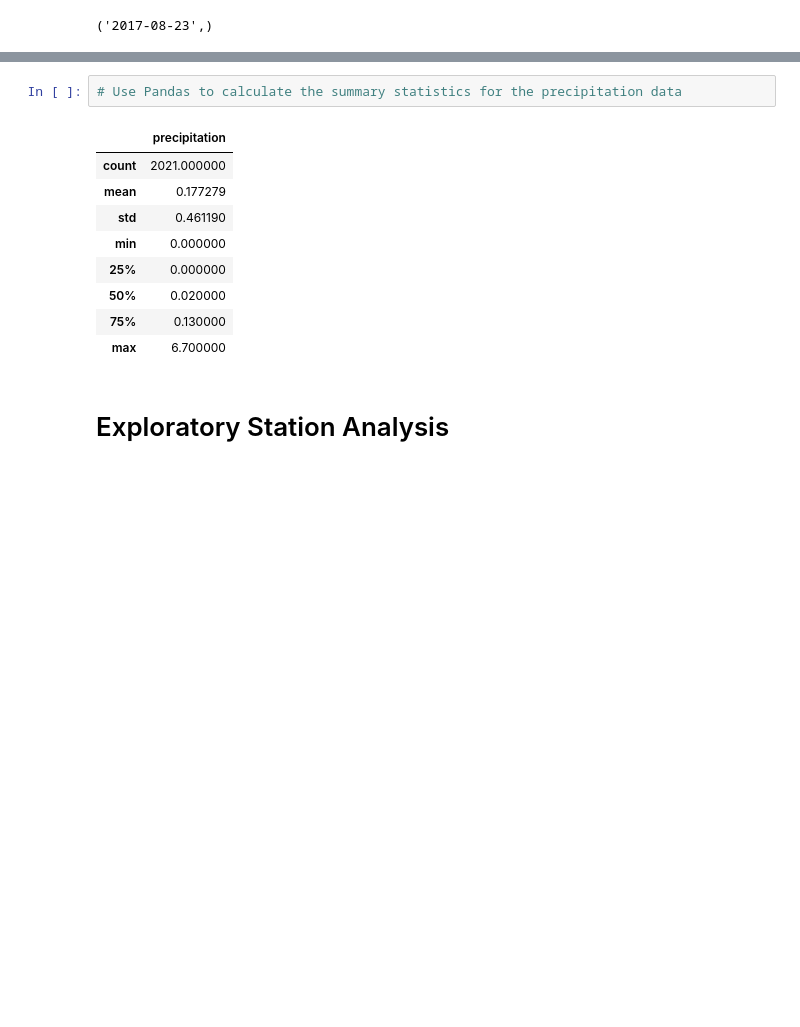
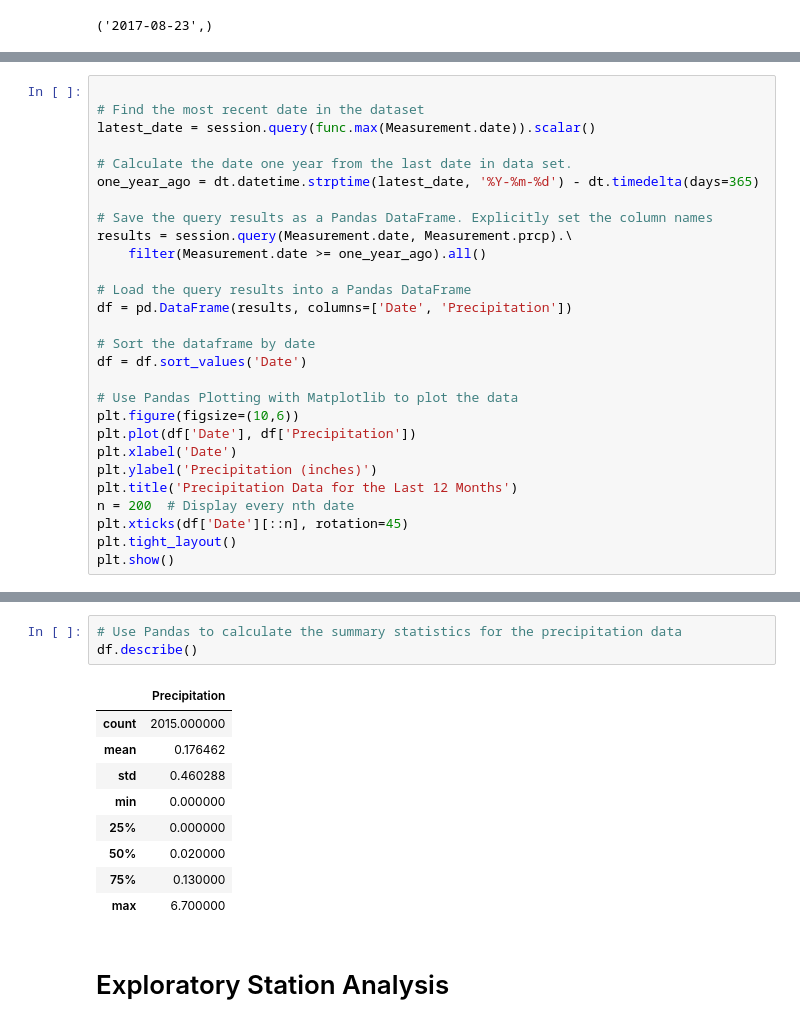
Before and after one commit to thaychansy/sqlalchemy-challenge, a Jupyter notebook: surfsup/climate.ipynb, the cells around one changed output, grey strips where cells are left out. Cells and saved outputs as stored; diff of their text form; blank space fills up the shorter version.

```diff
--- a/surfsup/climate.ipynb
+++ b/surfsup/climate.ipynb
@@ -121,0 +99,28 @@ precipitation
+# %%
+
+# Find the most recent date in the dataset
+latest_date = session.query(func.max(Measurement.date)).scalar()
+
+# Calculate the date one year from the last date in data set.
+one_year_ago = dt.datetime.strptime(latest_date, '%Y-%m-%d') - dt.timedelta(days=365)
+
+# Save the query results as a Pandas DataFrame. Explicitly set the column names
+results = session.query(Measurement.date, Measurement.prcp).\
+    filter(Measurement.date >= one_year_ago).all()
+
+# Load the query results into a Pandas DataFrame
+df = pd.DataFrame(results, columns=['Date', 'Precipitation'])
+
+# Sort the dataframe by date
+df = df.sort_values('Date')
+
+# Use Pandas Plotting with Matplotlib to plot the data
+plt.figure(figsize=(10,6))
+plt.plot(df['Date'], df['Precipitation'])
+plt.xlabel('Date')
+plt.ylabel('Precipitation (inches)')
+plt.title('Precipitation Data for the Last 12 Months')
+n = 200  # Display every nth date
+plt.xticks(df['Date'][::n], rotation=45)
+plt.tight_layout()
+plt.show()
@@ -122,10 +129,11 @@ precipitation
 # %%
 # Use Pandas to calculate the summary statistics for the precipitation data
+df.describe()
 # %% [output]
-|  | precipitation |
-| count | 2021.000000 |
-| mean | 0.177279 |
-| std | 0.461190 |
+|  | Precipitation |
+| count | 2015.000000 |
+| mean | 0.176462 |
+| std | 0.460288 |
 | min | 0.000000 |
 | 25% | 0.000000 |
 | 50% | 0.020000 |
```
Also changed, not shown: parts of 4 cells of this notebook.
